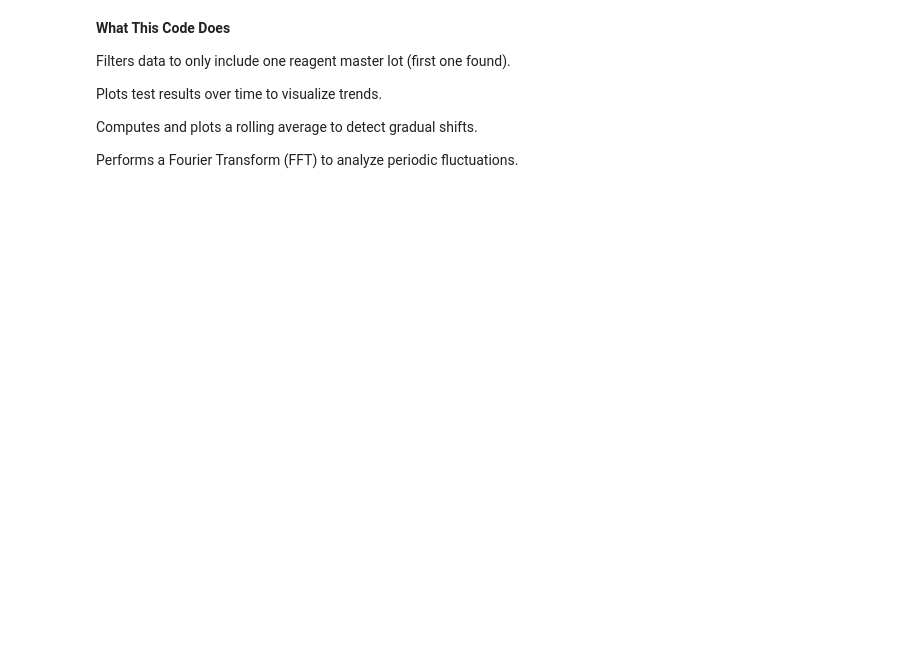
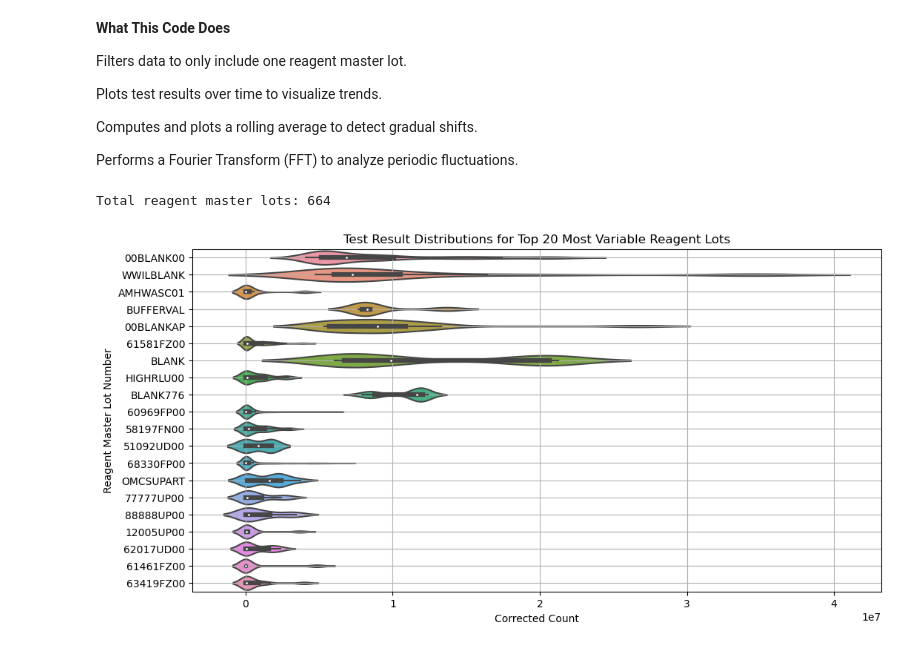
Before and after one commit to AbalusAwudu/Capstone-Project, a Jupyter notebook: time_depedent_trend.ipynb, the cells around one changed output. Saved outputs shown, nothing was run; the diff lists cells and outputs as text; code cells hidden in the pictures; blank space fills up the shorter version.

```diff
--- a/time_depedent_trend.ipynb
+++ b/time_depedent_trend.ipynb
@@ -7,10 +8,51 @@ from datetime import datetime
 # %% [markdown]
 **What This Code Does**
 
-Filters data to only include one reagent master lot (first one found).
+Filters data to only include one reagent master lot.
 
 Plots test results over time to visualize trends.
 
 Computes and plots a rolling average to detect gradual shifts.
 
 Performs a Fourier Transform (FFT) to analyze periodic fluctuations.
+# %%
+# Load dataset
+file_path = "/Users/abalusawudu/Desktop/Capstone/Capstone-Project/Alinity_dataset_original.csv"
+df = pd.read_csv(file_path)
+
+# Convert timestamp column to datetime format
+df['datetimestamplocal'] = pd.to_datetime(df['datetimestamplocal'], errors='coerce')
+
+
+# Drop rows with missing test results
+df = df.dropna(subset=['correctedcount'])
+
+# Sort data by timestamp
+df = df.sort_values(by='datetimestamplocal')
+
+# Get unique reagent master lot numbers
+unique_lots = df['reagentmasterlotnumber'].unique()
+
+print(f"Total reagent master lots: {len(unique_lots)}")
+# %% [output]
+Total reagent master lots: 664
+# %%
+# Compute standard deviation per reagent lot
+lot_variability = df.groupby('reagentmasterlotnumber')['correctedcount'].std().sort_values(ascending=False)
+
+# Select the top 20 most variable reagent lots
+top_lots = lot_variability.head(20).index
+
+# Filter data for top 20 most variable reagent lots
+df_top_lots = df[df['reagentmasterlotnumber'].isin(top_lots)]
+
+
+plt.figure(figsize=(12, 6))
+sns.violinplot(y=df_top_lots['reagentmasterlotnumber'], x=df_top_lots['correctedcount'], scale="width")
+plt.xlabel("Corrected Count")
+plt.ylabel("Reagent Master Lot Number")
+plt.title("Test Result Distributions for Top 20 Most Variable Reagent Lots")
+plt.grid()
+plt.show()
+# %% [output]
+[figure, added]
```
Also changed, not shown: parts of 8 cells of this notebook, 1 other file.
